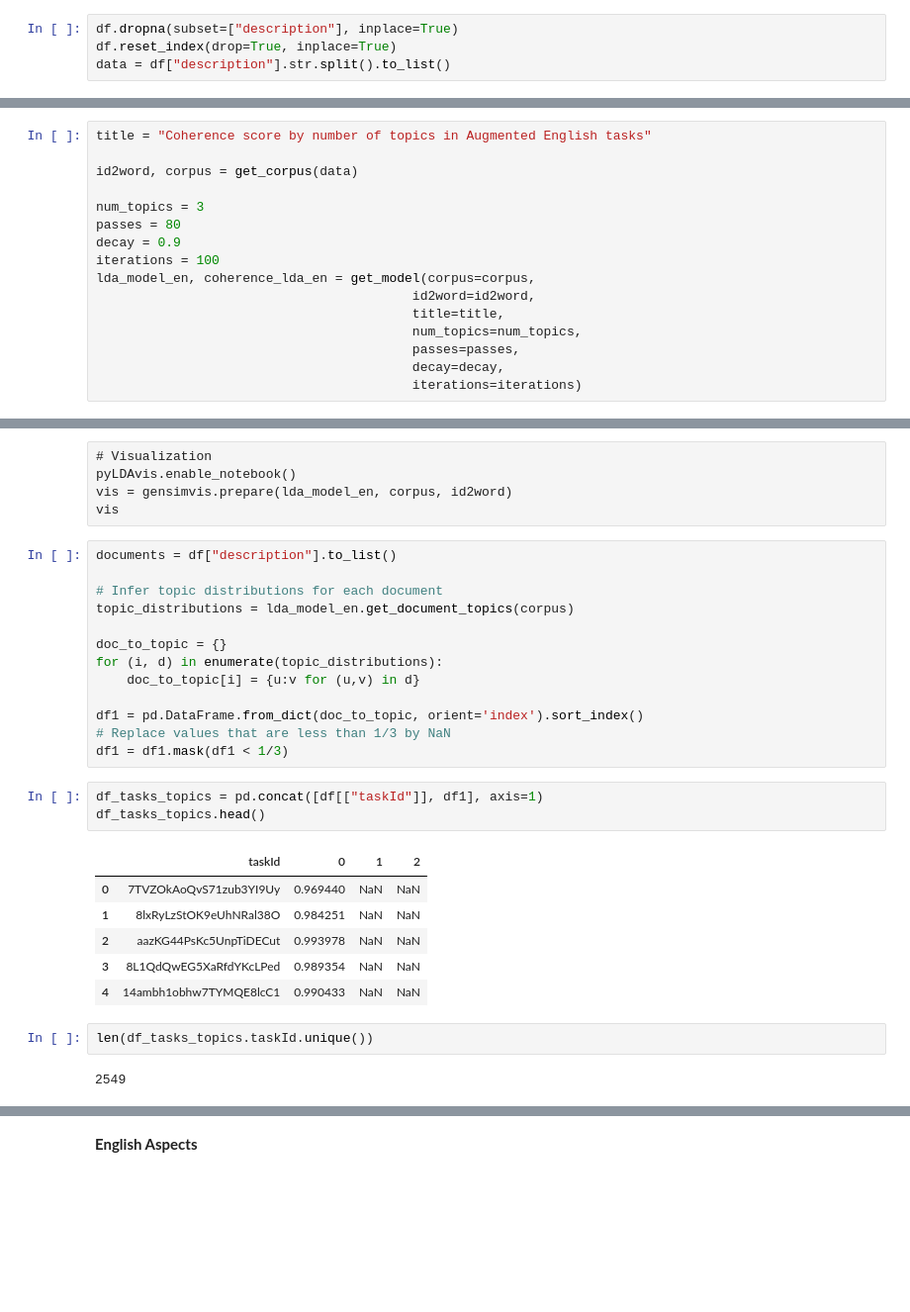
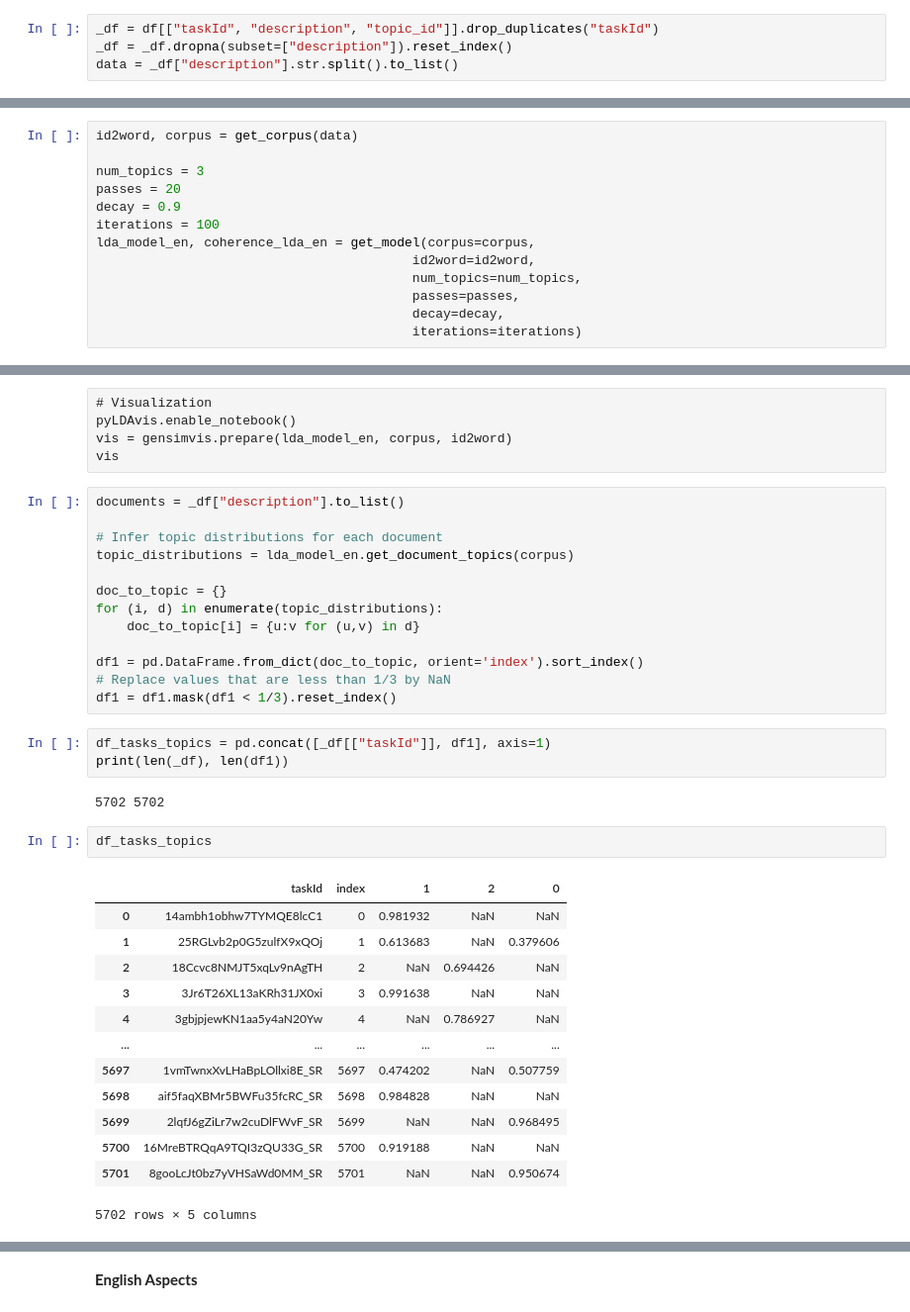
Before and after one commit to ghalifaten/master_thesis, a Jupyter notebook: 5_LDA.ipynb, the cells around one changed output, grey strips where cells are left out. Shown: that part at 99% size. Saved outputs shown, nothing was run; the diff lists cells and outputs as text; blank space fills up the shorter version.

```diff
--- a/5_LDA.ipynb
+++ b/5_LDA.ipynb
@@ -177,4 +162,4 @@ df_aspects.head()
 # %%
-df.dropna(subset=["description"], inplace=True)
-df.reset_index(drop=True, inplace=True)
-data = df["description"].str.split().to_list()
+_df = df[["taskId", "description", "topic_id"]].drop_duplicates("taskId")
+_df = _df.dropna(subset=["description"]).reset_index()
+data = _df["description"].str.split().to_list()
@@ -185,15 +170,12 @@ df[df["taskId"] == "8gooLcJt0bz7yVHSaWd0MM_SR"]
 # %%
-title = "Coherence score by number of topics in Augmented English tasks"
-
 id2word, corpus = get_corpus(data)
 
 num_topics = 3
-passes = 80
+passes = 20
 decay = 0.9
 iterations = 100
 lda_model_en, coherence_lda_en = get_model(corpus=corpus,
                                          id2word=id2word,
-                                         title=title,
                                          num_topics=num_topics,
                                          passes=passes,
                                          decay=decay,
@@ -215,7 +197,7 @@ pyLDAvis.enable_notebook()
 vis = gensimvis.prepare(lda_model_en, corpus, id2word)
 vis
 # %%
-documents = df["description"].to_list()
+documents = _df["description"].to_list()
 
 # Infer topic distributions for each document
 topic_distributions = lda_model_en.get_document_topics(corpus)
@@ -226,19 +208,26 @@ for (i, d) in enumerate(topic_distributions):
 
 df1 = pd.DataFrame.from_dict(doc_to_topic, orient='index').sort_index()
 # Replace values that are less than 1/3 by NaN
-df1 = df1.mask(df1 < 1/3)
+df1 = df1.mask(df1 < 1/3).reset_index()
 # %%
-df_tasks_topics = pd.concat([df[["taskId"]], df1], axis=1)
-df_tasks_topics.head()
+df_tasks_topics = pd.concat([_df[["taskId"]], df1], axis=1)
+print(len(_df), len(df1))
 # %% [output]
-|  | taskId | 0 | 1 | 2 |
-| 0 | 7TVZOkAoQvS71zub3YI9Uy | 0.969440 | NaN | NaN |
-| 1 | 8lxRyLzStOK9eUhNRal38O | 0.984251 | NaN | NaN |
-| 2 | aazKG44PsKc5UnpTiDECut | 0.993978 | NaN | NaN |
-| 3 | 8L1QdQwEG5XaRfdYKcLPed | 0.989354 | NaN | NaN |
-| 4 | 14ambh1obhw7TYMQE8lcC1 | 0.990433 | NaN | NaN |
+5702 5702
-# %%
-len(df_tasks_topics.taskId.unique())
-# %% [output]
-2549
+# %%
+df_tasks_topics
+# %% [output]
+|  | taskId | index | 1 | 2 | 0 |
+| 0 | 14ambh1obhw7TYMQE8lcC1 | 0 | 0.981932 | NaN | NaN |
+| 1 | 25RGLvb2p0G5zulfX9xQOj | 1 | 0.613683 | NaN | 0.379606 |
+| 2 | 18Ccvc8NMJT5xqLv9nAgTH | 2 | NaN | 0.694426 | NaN |
+| 3 | 3Jr6T26XL13aKRh31JX0xi | 3 | 0.991638 | NaN | NaN |
+| 4 | 3gbjpjewKN1aa5y4aN20Yw | 4 | NaN | 0.786927 | NaN |
+| ... | ... | ... | ... | ... | ... |
+| 5697 | 1vmTwnxXvLHaBpLOllxi8E_SR | 5697 | 0.474202 | NaN | 0.507759 |
+| 5698 | aif5faqXBMr5BWFu35fcRC_SR | 5698 | 0.984828 | NaN | NaN |
+| 5699 | 2lqfJ6gZiLr7w2cuDlFWvF_SR | 5699 | NaN | NaN | 0.968495 |
+| 5700 | 16MreBTRQqA9TQI3zQU33G_SR | 5700 | 0.919188 | NaN | NaN |
+| 5701 | 8gooLcJt0bz7yVHSaWd0MM_SR | 5701 | NaN | NaN | 0.950674 |
+5702 rows × 5 columns
 # %%
```
Also changed, not shown: parts of 31 cells of this notebook, 40 other files.
